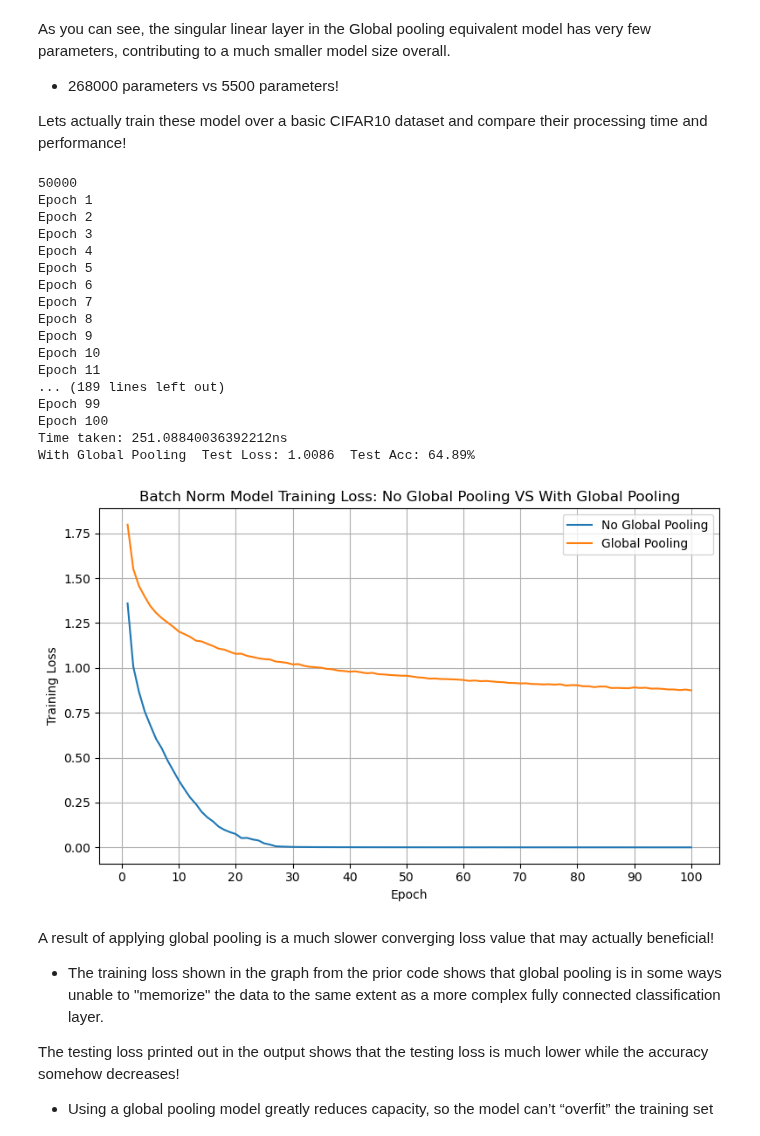
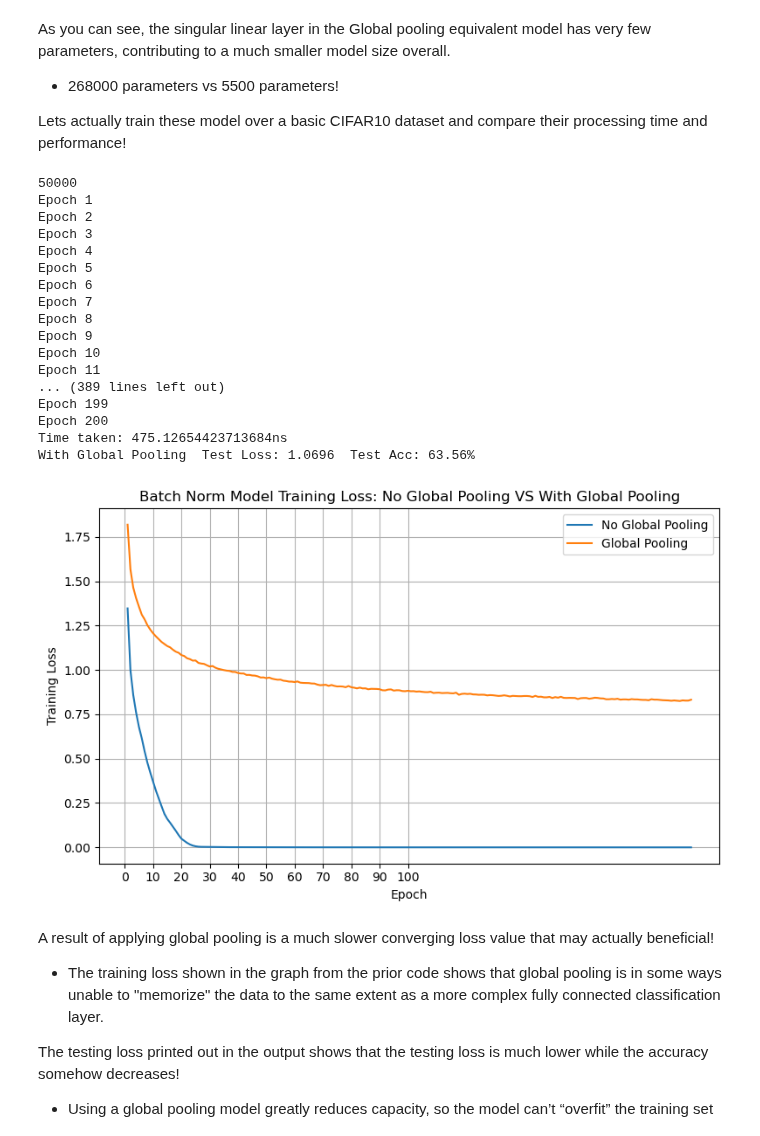
Before and after one commit to KelpFriesOG/ML-Insights, a Jupyter notebook: math_for_ml/lesson_5-1_CNNs.ipynb, the cells around one changed output. Saved outputs shown, nothing was run; the diff lists cells and outputs as text; code cells hidden in the pictures.

```diff
--- a/math_for_ml/lesson_5-1_CNNs.ipynb
+++ b/math_for_ml/lesson_5-1_CNNs.ipynb
@@ -2148,7 +2148,7 @@ def run_test(model_cls, name):
     crit  = nn.CrossEntropyLoss()
     start_time = time.time()
     training_losses = []
-    for epoch in range(100):
+    for epoch in range(200):
         train_loss = train_epoch(model, train_loader, opt, crit)
         training_losses.append(train_loss)
         print(f"Epoch {epoch + 1}")
@@ -2165,39 +2165,39 @@ epochs = list(range(1, len(no_gp_losses) + 1))
 
 # Create the two curves
 plt.figure(figsize=(8, 5))
 plt.plot(epochs, no_gp_losses, label="No Global Pooling")
 plt.plot(epochs, gp_losses, label="Global Pooling")
 
 # Add axis labels, tick marks, and a legend
 plt.xlabel("Epoch")
 plt.ylabel("Training Loss")
 plt.title("Batch Norm Model Training Loss: No Global Pooling VS With Global Pooling")
 plt.xticks([0, 10, 20, 30, 40, 50, 60, 70, 80, 90, 100])
 plt.legend()
 plt.grid(True)
 
 # Show the plot
 plt.tight_layout()
 plt.show()
 # %% [output]
 50000
 Epoch 1
 Epoch 2
 Epoch 3
 Epoch 4
 Epoch 5
 Epoch 6
 Epoch 7
 Epoch 8
 Epoch 9
 Epoch 10
 Epoch 11
-... (189 lines left out)
-Epoch 99
-Epoch 100
-Time taken: 251.08840036392212ns
-With Global Pooling  Test Loss: 1.0086  Test Acc: 64.89%
+... (389 lines left out)
+Epoch 199
+Epoch 200
+Time taken: 475.12654423713684ns
+With Global Pooling  Test Loss: 1.0696  Test Acc: 63.56%
-[figure, old version]
+[figure, new version]
 # %% [markdown]
 A result of applying global pooling is a much slower converging loss value that may actually beneficial!
 
```
Also changed, not shown: parts of 2 cells of this notebook, 8 other files.
